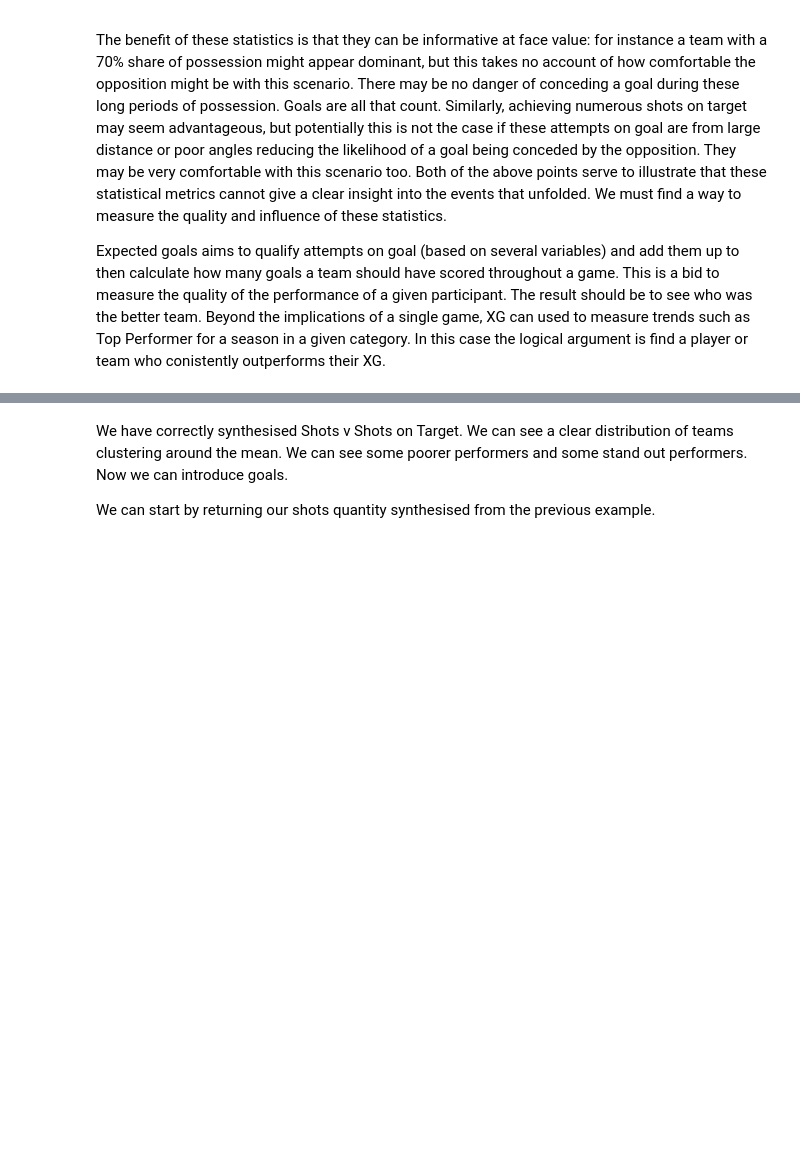
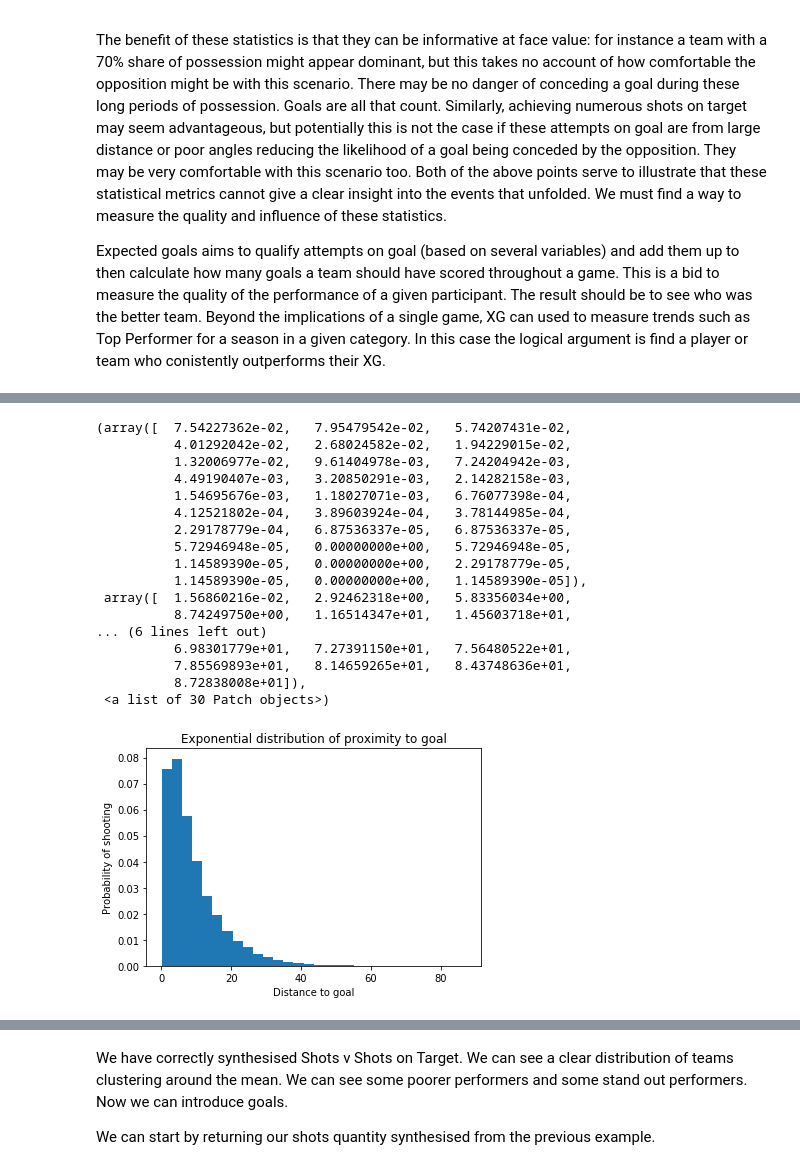
Before and after one commit to G00364690/PDA-Project, a Jupyter notebook: PDA-Project.ipynb, the cells around one changed output, grey strips where cells are left out. Cells and saved outputs as stored; diff of their text form; code cells hidden in the pictures; blank space fills up the shorter version.

```diff
--- a/PDA-Project.ipynb
+++ b/PDA-Project.ipynb
@@ -98,3 +106,37 @@ Research would indicate:
+# %%
+"Plotting the exponential relationship between distance to goal and shots"
+
+import numpy.random as np
+from scipy.stats import expon as exp
+import matplotlib.pyplot as plt
+
+%matplotlib inline
+
+plt.xlabel("Distance to goal")
+plt.ylabel("Probability of shooting")
+plt.title("Exponential distribution of proximity to goal")
+x = np.exponential(8,30000)
+z = exp.rvs(x)
+plt.hist(z, bins=30, density=True)
+# %% [output]
+(array([  7.54227362e-02,   7.95479542e-02,   5.74207431e-02,
+          4.01292042e-02,   2.68024582e-02,   1.94229015e-02,
+          1.32006977e-02,   9.61404978e-03,   7.24204942e-03,
+          4.49190407e-03,   3.20850291e-03,   2.14282158e-03,
+          1.54695676e-03,   1.18027071e-03,   6.76077398e-04,
+          4.12521802e-04,   3.89603924e-04,   3.78144985e-04,
+          2.29178779e-04,   6.87536337e-05,   6.87536337e-05,
+          5.72946948e-05,   0.00000000e+00,   5.72946948e-05,
+          1.14589390e-05,   0.00000000e+00,   2.29178779e-05,
+          1.14589390e-05,   0.00000000e+00,   1.14589390e-05]),
+ array([  1.56860216e-02,   2.92462318e+00,   5.83356034e+00,
+          8.74249750e+00,   1.16514347e+01,   1.45603718e+01,
+... (6 lines left out)
+          6.98301779e+01,   7.27391150e+01,   7.56480522e+01,
+          7.85569893e+01,   8.14659265e+01,   8.43748636e+01,
+          8.72838008e+01]),
+ <a list of 30 Patch objects>)
+[figure, added]
 # %%
 "Plotting the linear relationship between shots and shots on target"
 "Using a standard deviation of 3 we can generate a random array of number of shots based on a random number between 12 and 25"
```
Also changed, not shown: parts of 12 cells of this notebook.
